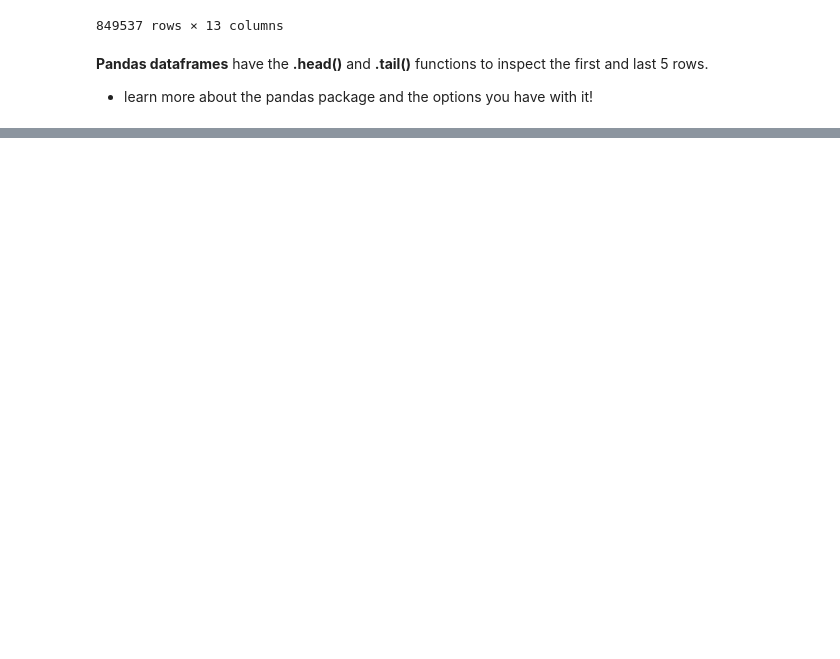
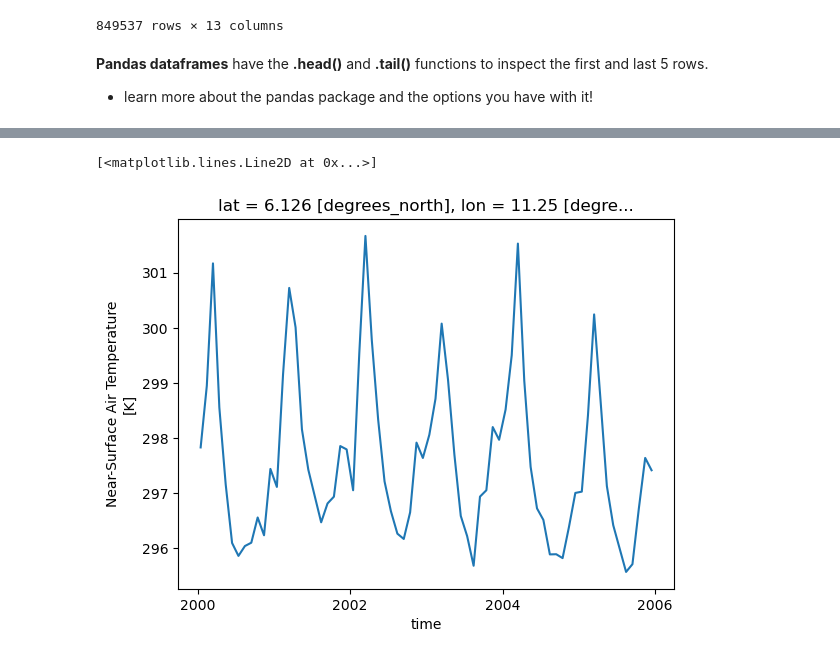
Before and after one commit to MetOs-UiO/GEO4990-notebooks, a Jupyter notebook: 01.4_IntakeCatalogs.ipynb, the cells around one changed output, grey strips where cells are left out. Drawn from its saved outputs; the diff is of its cells as text; code cells hidden in the pictures; blank space fills up the shorter version.

```diff
--- a/01.4_IntakeCatalogs.ipynb
+++ b/01.4_IntakeCatalogs.ipynb
@@ -118,0 +121,8 @@ local_cmip6_catalog.df.head()
+# %%
+cat_subset = cmip6_catalog.search(
+    experiment_id = "historical",
+    table_id = "Amon",
+    variable_id = "tas",
+    source_id = "CESM2"
+)
+cat_subset.unique()
@@ -118,0 +147,4 @@ local_cmip6_catalog.df.head()
+# %%
+# We will reassign cat_subset here:
+cat_subset = cat_subset.search( member_id='r1i1p1f1')
+cat_subset.unique()
@@ -118,0 +176,6 @@ local_cmip6_catalog.df.head()
+# %%
+# Two netCDF files above are actually the same, so we can load just the first one.
+file_path = cat_subset.unique()["path"][0]
+print(file_path)
+tas_from_file = xarray.open_dataset(file_path)
+tas_from_file
@@ -118,0 +343,2 @@ local_cmip6_catalog.df.head()
+# %%
+tas_oslo=tas_from_file.sel(lat=5.913,lon=10.739, method="nearest")
@@ -118,0 +365,5 @@ local_cmip6_catalog.df.head()
+# %%
+tas_oslo.tas.sel(time=slice("2000-01","2005-12")).plot()
+# %% [output]
+[<matplotlib.lines.Line2D at 0x...>]
+[figure, added]
```
Also changed, not shown: parts of 23 cells of this notebook.
